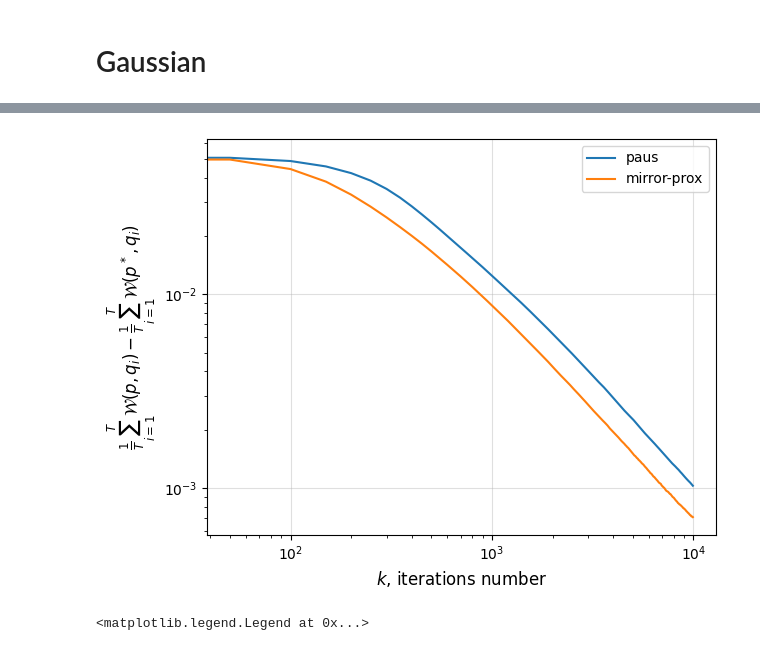
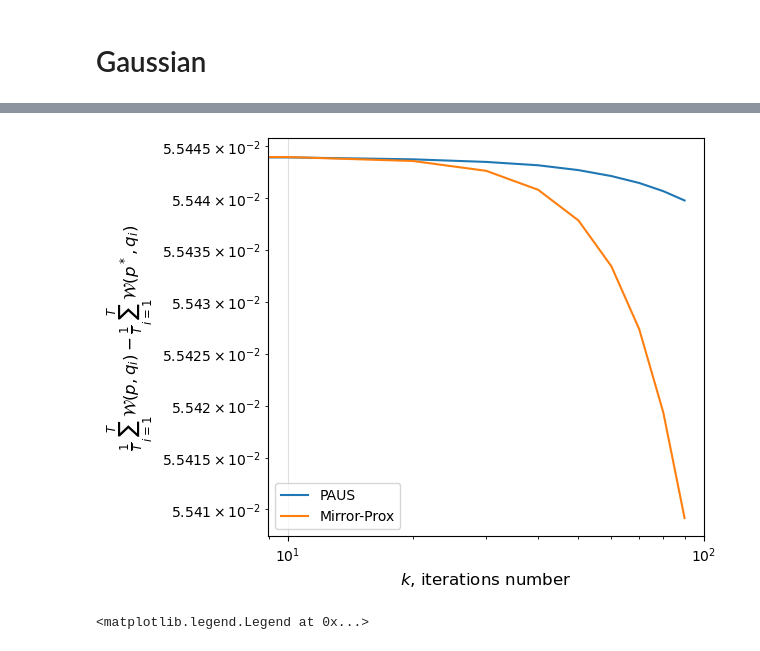
Before and after one commit to MuXauJl11110/PAUS-For-WB, a Jupyter notebook: Run.ipynb, the cells around one changed output, grey strips where cells are left out. Drawn from its saved outputs; the diff is of its cells as text; code cells hidden in the pictures.

Commit message:
Add regularization. Change to log scale

```diff
--- a/Run.ipynb
+++ b/Run.ipynb
@@ -92,9 +46,8 @@ Error:
 # %%
-def get_method_images(images: torch.Tensor, n: int) -> tuple[OperatorOracle, OperatorOracle, torch.Tensor]:
-    _, d = images.shape
+def get_method_images(images: torch.Tensor, n: int, d: int) -> tuple[OperatorOracle, OperatorOracle, torch.Tensor]:
     C = get_2d_tm(d)
-    bar_true = ot.barycenter(images.T, )
-    F, F1 = OperatorOracle(C, images, n, True), OperatorOracle(C, images, n, True)
+    bar_true = ot.barycenter(images.T, C, 0.01)
+    F, F1 = OperatorOracle(C, images, n, True), OperatorOracle(C, images, n, False)
 
     return F, F1, bar_true
 # %% [markdown]
@@ -130,5 +78,11 @@ p2 = Point(torch.tensor([4]), torch.tensor([3]), torch.tensor([2]), torch.tensor
+# %%
+T, _ = images.shape
+n = T // 2
+d = 64
+# %%
+F, F1, bar_true = get_method_images(images, n, 8)
 # %%
-method = PAUS(F, F1, 1, 300, True, bar_true=bar_true)
+method = PAUS(F, F1, 2, 100, True, bar_true=bar_true)
 delta = 2 * (T - n) / T
 p_star, history = method.fit(delta, delta * step_scale, max_iter)
 # %% [output]
@@ -173,22 +144,25 @@ max_iter
 # %%
 d, T, n, step_scale
 # %%
-for method_name in ["paus", "mirror-prox"]:
-    with open(f"reports/methods/{method_name}_history_d={d}_T={T}_n={n}_step_scale={step_scale}_max_iter={max_iter}.pkl", "rb") as f:
-        history = pickle.load(f)
-    plt.loglog(history["iter"], history["dual_gap"], label=method_name)
-#plt.loglog(mp_history["iter"], mp_history["dual_gap"], label='Mirror-Prox')
+# for method_name in ["paus", "mirror-prox"]:
+#     with open(f"reports/methods/{method_name}_history_d={d}_T={T}_n={n}_step_scale={step_scale}_max_iter={max_iter}.pkl", "rb") as f:
+#         history = pickle.load(f)
+#     plt.loglog(history["iter"], history["dual_gap"], label=method_name)
+plt.loglog(history["iter"][:10], history["dual_gap"][:10], label='PAUS')
+plt.loglog(mp_history["iter"][:10], mp_history["dual_gap"][:10], label='Mirror-Prox')
+# plt.loglog(history["iter"], history["dual_gap"], label='PAUS')
+# plt.loglog(mp_history["iter"], mp_history["dual_gap"], label='Mirror-Prox')
 plt.ylabel(r'$\frac{1}{T}\sum_{i=1}^T\mathcal{W}(p,q_i) -\frac{1}{T}\sum_{i=1}^T\mathcal{W}(p^*,q_i)$', fontsize=12)
 
 plt.xlabel('$k$, iterations number', fontsize=12)
 
 plt.grid(alpha=0.4)
 # plt.title(r"Entropy Regularized, $\dfrac{1}{\varepsilon}$="+str(int(1/eps)), fontsize=16)
 # plt.title(r"Entropy Regularized, $\varepsilon$="+f"{eps:.5f}", fontsize=16)
 plt.legend()
 plt.tight_layout()
 # %% [output]
-[figure, old version]
+[figure, new version]
 # %%
 x = np.linspace(-10, 10, 100)
 # for gamma_scale in [0.1, 0.01]:#, 10.0]:
```
Also changed, not shown: parts of 21 cells of this notebook, 12 other files.
